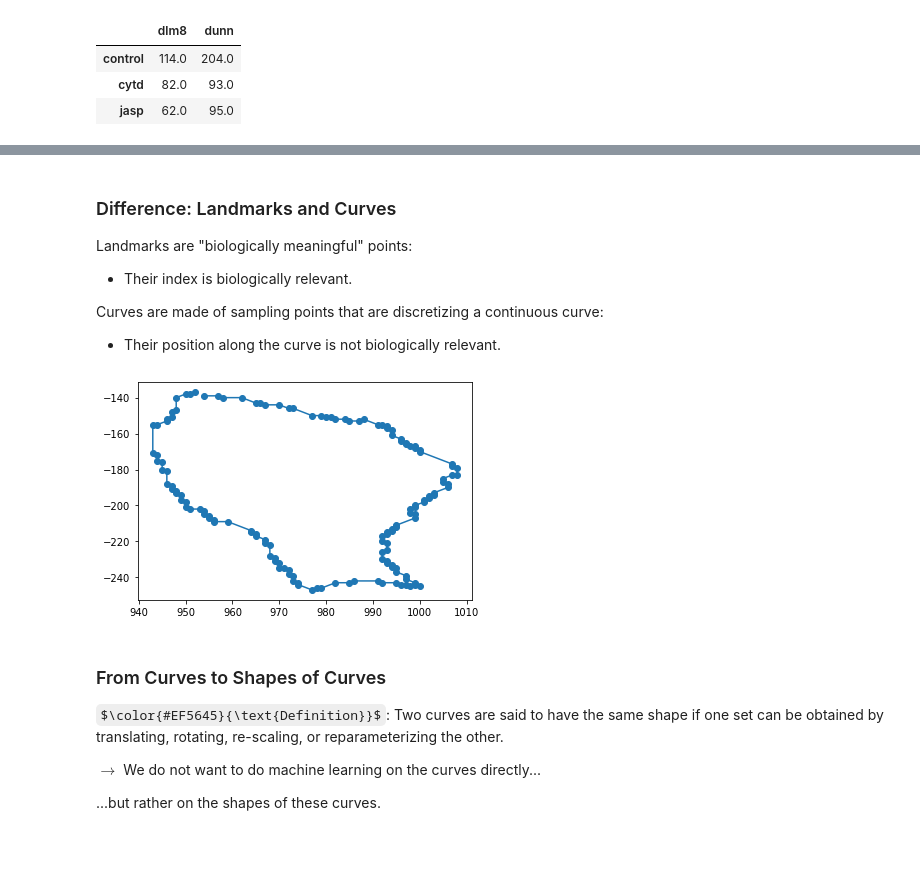
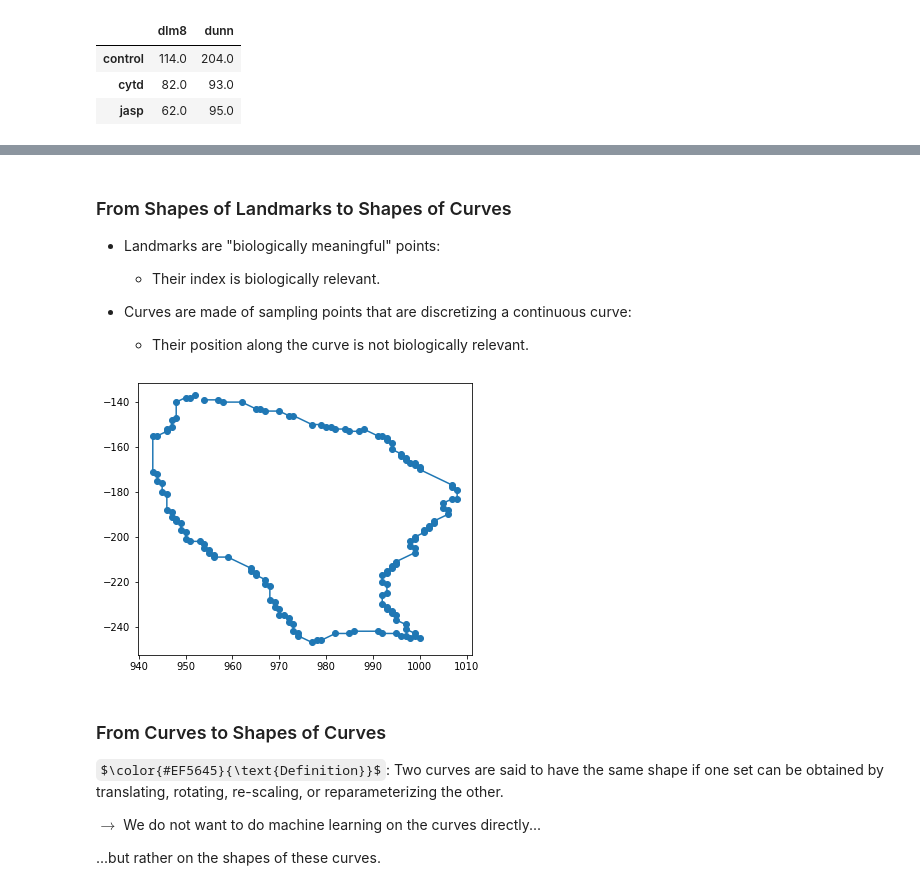
Before and after one commit to geometric-intelligence/ece594n, a Jupyter notebook: lectures/02_b_curves.ipynb, the cells around one changed output, grey strips where cells are left out. Drawn from its saved outputs; the diff is of its cells as text; code cells hidden in the pictures; some formulas as TeX source; blank space fills up the shorter version.

```diff
--- a/lectures/02_b_curves.ipynb
+++ b/lectures/02_b_curves.ipynb
@@ -131,16 +160,16 @@ display(n_cells_df)
 # %% [markdown]
-### Difference: Landmarks and Curves
+### From Shapes of Landmarks to Shapes of Curves
 
-Landmarks are "biologically meaningful" points:
+- Landmarks are "biologically meaningful" points:
   - Their index is biologically relevant.
 
-Curves are made of sampling points that are discretizing a continuous curve:
+- Curves are made of sampling points that are discretizing a continuous curve:
   - Their position along the curve is not biologically relevant.
 # %%
 import matplotlib.pyplot as plt
-plt.plot(cells[1][:, 0], cells[1][:, 1], "C0", marker="o");
+plt.figure(figsize=(6, 5)); plt.plot(cells[1][:, 0], cells[1][:, 1], "C0", marker="o");
 # %% [output]
-[figure, old version]
+[figure, new version]
 # %% [markdown]
 ### From Curves to Shapes of Curves
 
```
Also changed, not shown: parts of 60 cells of this notebook, 5 other files.
